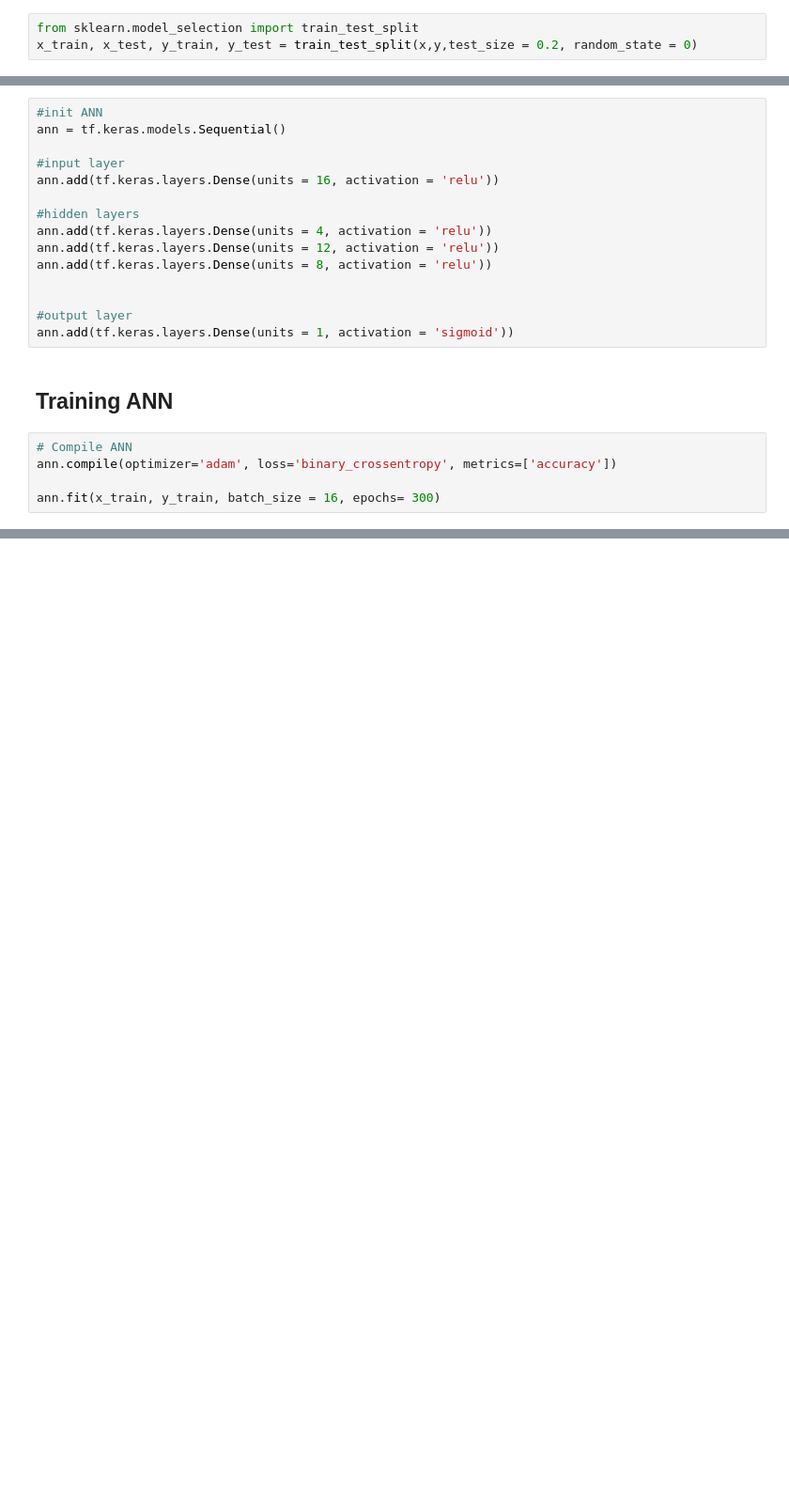
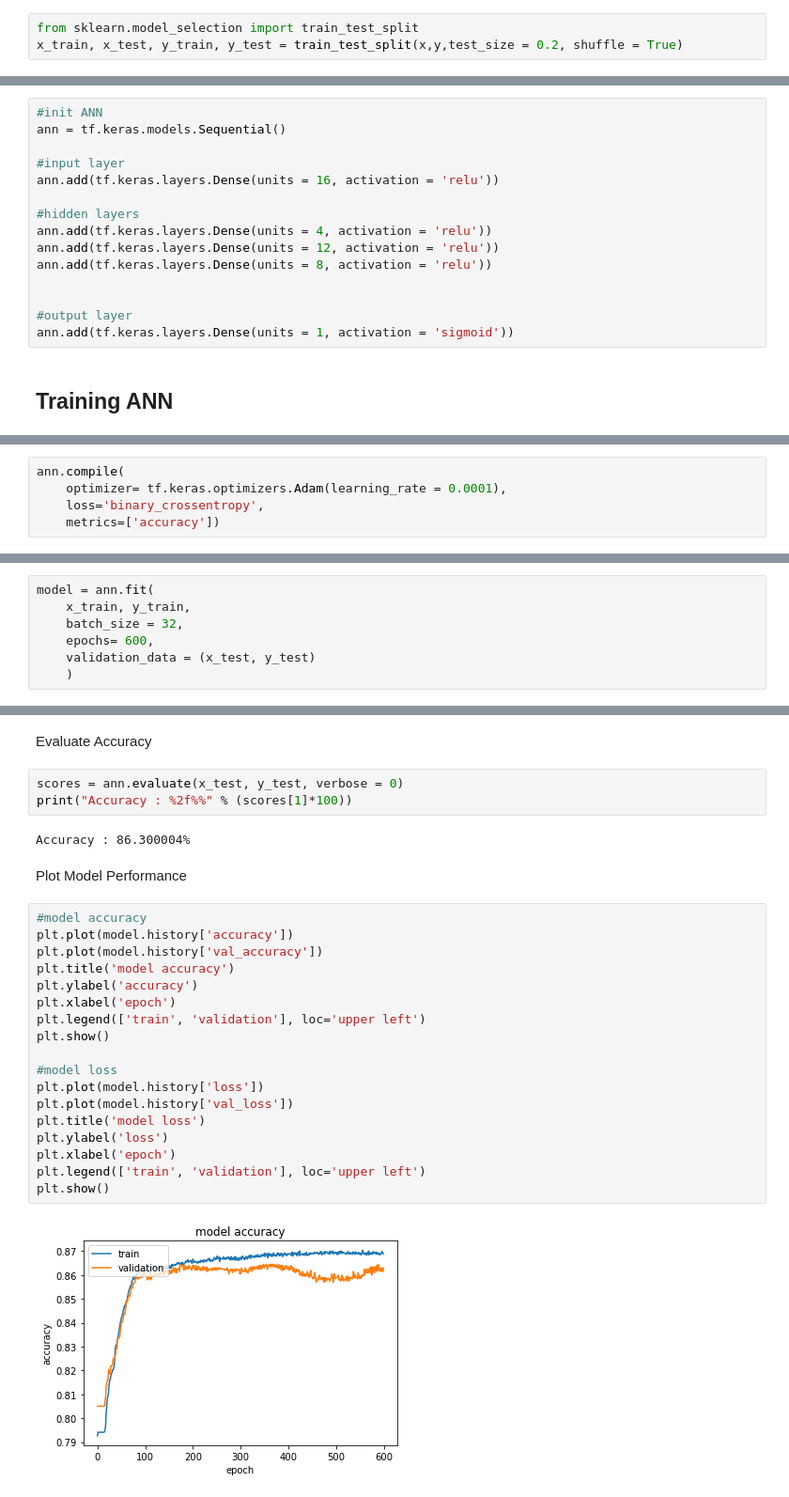
Before and after one commit to atooln/Bank-Churning, a Jupyter notebook: bank_churning.ipynb, the cells around one changed output, grey strips where cells are left out. Shown: that part at 94% size. Drawn from its saved outputs; the diff is of its cells as text; blank space fills up the shorter version.

Commit message:
added accuracy rate

```diff
--- a/bank_churning.ipynb
+++ b/bank_churning.ipynb
@@ -84,7 +85,7 @@ x = np.array(ct.fit_transform(x))
 Split Data into Training and Test Set
 # %%
 from sklearn.model_selection import train_test_split
-x_train, x_test, y_train, y_test = train_test_split(x,y,test_size = 0.2, random_state = 0)
+x_train, x_test, y_train, y_test = train_test_split(x,y,test_size = 0.2, shuffle = True)
 # %% [markdown]
 Feature Scaling
 # %%
@@ -113,8 +114,3 @@ ann.add(tf.keras.layers.Dense(units = 1, activation = 'sigmoid'))
 # %% [markdown]
 Training ANN
 ----------------------------------------------------------------
-# %%
-# Compile ANN
-ann.compile(optimizer='adam', loss='binary_crossentropy', metrics=['accuracy'])
-
-ann.fit(x_train, y_train, batch_size = 16, epochs= 300)
@@ -139,0 +119,5 @@ Epoch 300/300
+# %%
+ann.compile(
+    optimizer= tf.keras.optimizers.Adam(learning_rate = 0.0001),
+    loss='binary_crossentropy',
+    metrics=['accuracy'])
@@ -139,0 +126,7 @@ Epoch 300/300
+# %%
+model = ann.fit(
+    x_train, y_train,
+    batch_size = 32,
+    epochs= 600,
+    validation_data = (x_test, y_test)
+    )
@@ -139,0 +153,29 @@ Epoch 300/300
+# %% [markdown]
+Evaluate Accuracy
+# %%
+scores = ann.evaluate(x_test, y_test, verbose = 0)
+print("Accuracy : %2f%%" % (scores[1]*100))
+# %% [output]
+Accuracy : 86.300004%
+# %% [markdown]
+Plot Model Performance
+# %%
+#model accuracy
+plt.plot(model.history['accuracy'])
+plt.plot(model.history['val_accuracy'])
+plt.title('model accuracy')
+plt.ylabel('accuracy')
+plt.xlabel('epoch')
+plt.legend(['train', 'validation'], loc='upper left')
+plt.show()
+
+#model loss
+plt.plot(model.history['loss'])
+plt.plot(model.history['val_loss'])
+plt.title('model loss')
+plt.ylabel('loss')
+plt.xlabel('epoch')
+plt.legend(['train', 'validation'], loc='upper left')
+plt.show()
+# %% [output]
+[figure, added]
```
Also changed, not shown: parts of 10 cells of this notebook.
